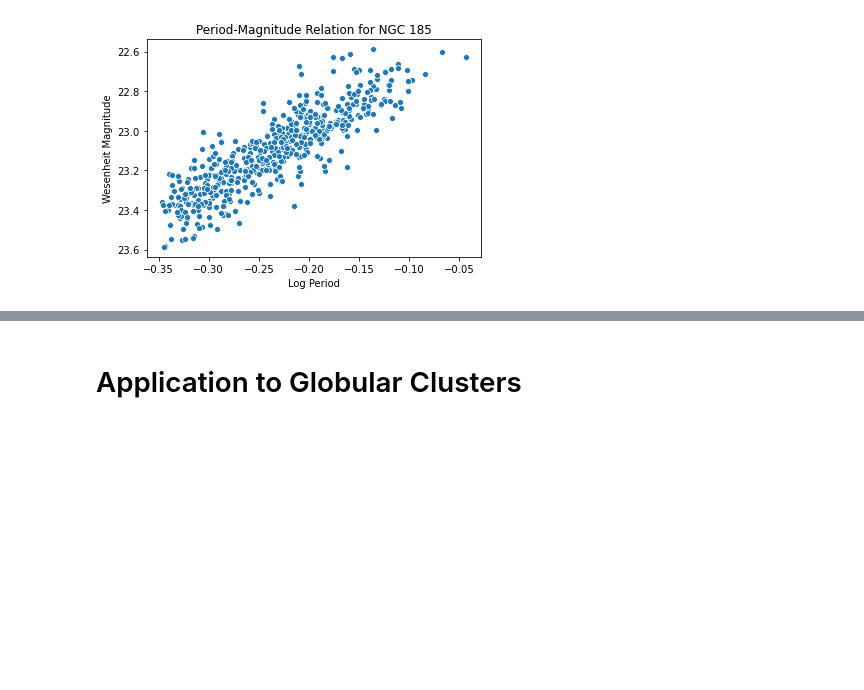
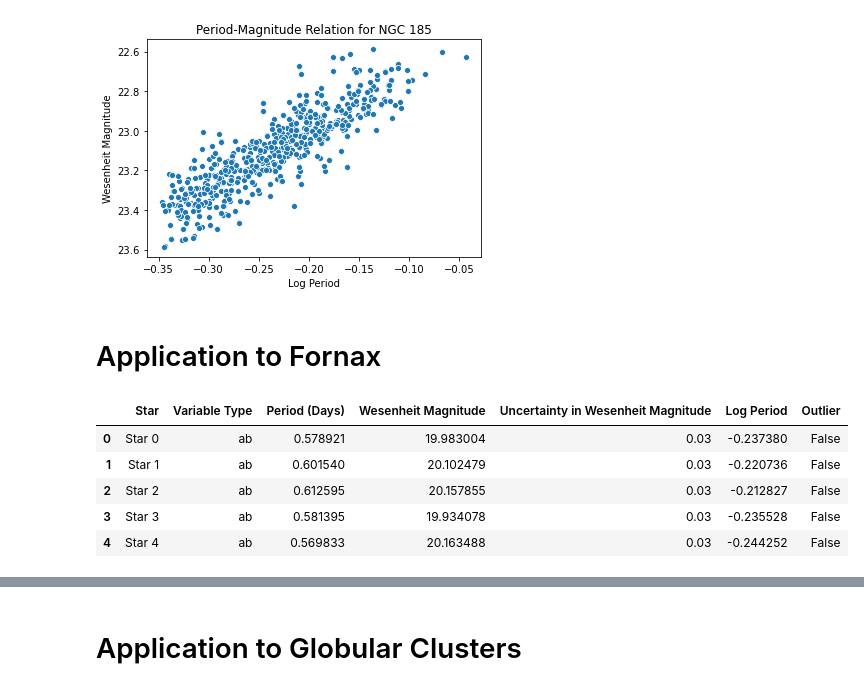
Before and after one commit to pranav-nagarajan/Variable-Stars, a Jupyter notebook: Data Analysis for Variable Stars.ipynb, the cells around one changed output, grey strips where cells are left out. Cells and saved outputs as stored; diff of their text form; code cells hidden in the pictures; blank space fills up the shorter version.

```diff
--- a/Data Analysis for Variable Stars.ipynb
+++ b/Data Analysis for Variable Stars.ipynb
@@ -710,3 +715,5 @@ plt.gca().invert_yaxis()
 plt.title(f'Period-Magnitude Relation for NGC 185');
 # %% [output]
 [figure]
+# %% [markdown]
+# Application to Fornax
@@ -712,0 +725,14 @@ plt.title(f'Period-Magnitude Relation for NGC 185');
+# %%
+fornax_graph_tab = fornax_graph_tab.dropna()
+fornax_graph_tab['Star'] = np.array(['Star ' + elem for elem in np.array(list(range(len(fornax_graph_tab)))).astype(str)])
+outlier_fornax = ((fornax_graph_tab['Log Period'] < -0.3) | (fornax_graph_tab['Log Period'] > -0.05)
+                  | (fornax_graph_tab['Wesenheit Magnitude'] < 19.0))
+fornax_graph_tab['Outlier'] = outlier_fornax
+fornax_graph_tab.head()
+# %% [output]
+|  | Star | Variable Type | Period (Days) | Wesenheit Magnitude | Uncertainty in Wesenheit Magnitude | Log Period | Outlier |
+| 0 | Star 0 | ab | 0.578921 | 19.983004 | 0.03 | -0.237380 | False |
+| 1 | Star 1 | ab | 0.601540 | 20.102479 | 0.03 | -0.220736 | False |
+| 2 | Star 2 | ab | 0.612595 | 20.157855 | 0.03 | -0.212827 | False |
+| 3 | Star 3 | ab | 0.581395 | 19.934078 | 0.03 | -0.235528 | False |
+| 4 | Star 4 | ab | 0.569833 | 20.163488 | 0.03 | -0.244252 | False |
```
Also changed, not shown: parts of 4 cells of this notebook, 1 other file.
